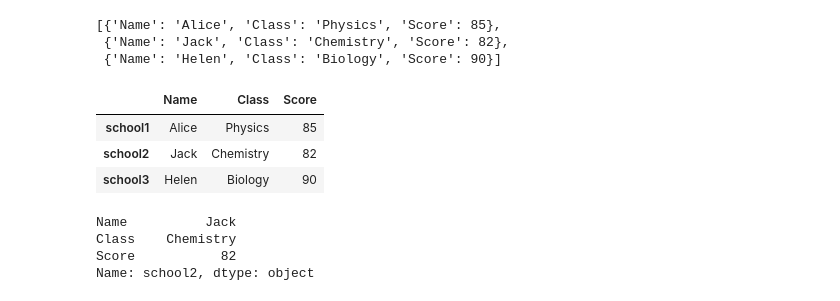
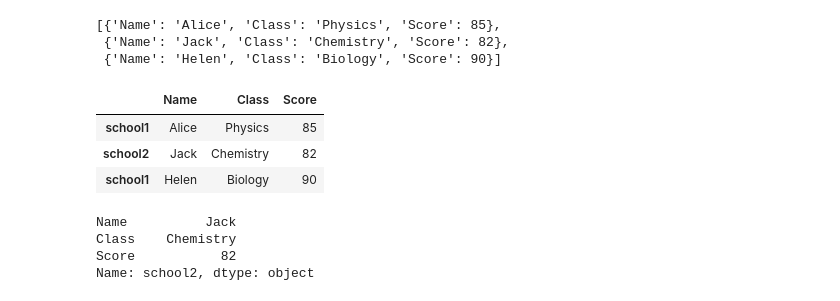
Before and after one commit to smeteo/Applied-DS-with-Python, a Jupyter notebook: Week2_Pandas.ipynb, the cells around one changed output. Saved outputs shown, nothing was run; the diff lists cells and outputs as text; code cells hidden in the pictures.

```diff
--- a/Week2_Pandas.ipynb
+++ b/Week2_Pandas.ipynb
@@ -461,13 +463,13 @@ students
  {'Name': 'Jack', 'Class': 'Chemistry', 'Score': 82},
  {'Name': 'Helen', 'Class': 'Biology', 'Score': 90}]
 # %%
-df = pd.DataFrame(students, index=['school1','school2','school3'])
+df = pd.DataFrame(students, index=['school1','school2','school1'])
 df
 # %% [output]
 |  | Name | Class | Score |
 | school1 | Alice | Physics | 85 |
 | school2 | Jack | Chemistry | 82 |
-| school3 | Helen | Biology | 90 |
+| school1 | Helen | Biology | 90 |
 # %%
 df.loc['school2']
 # %% [output]
```
Also changed, not shown: parts of 12 cells of this notebook.
